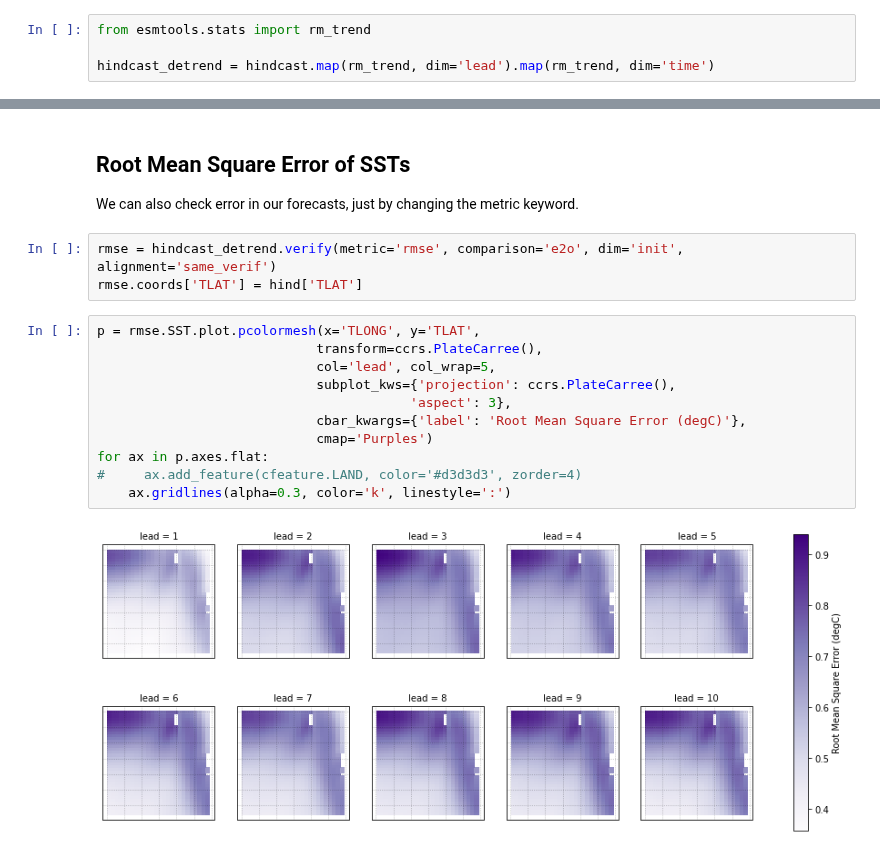
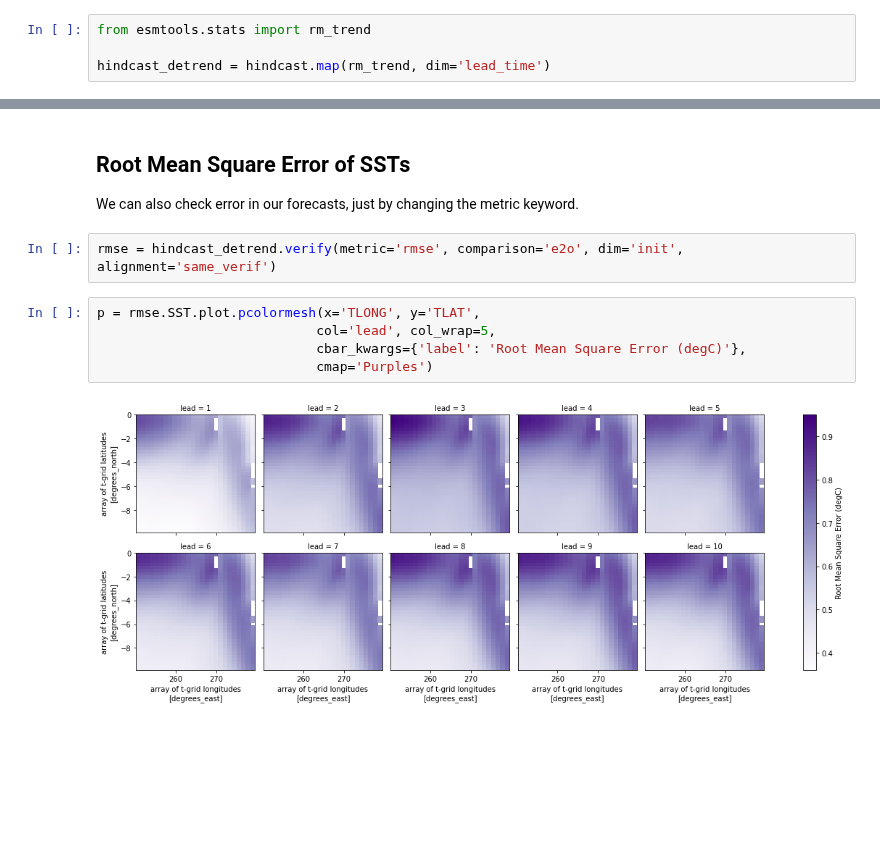
Before and after one commit to pangeo-data/climpred, a Jupyter notebook: docs/source/examples/decadal/tropical-pacific-ssts.ipynb, the cells around one changed output, grey strips where cells are left out. Cells and saved outputs as stored; diff of their text form; blank space fills up the shorter version.

```diff
--- a/docs/source/examples/decadal/tropical-pacific-ssts.ipynb
+++ b/docs/source/examples/decadal/tropical-pacific-ssts.ipynb
@@ -80,4 +67,4 @@ We'll also detrend the reconstruction over its `time` dimension and initialized
 # %%
 from esmtools.stats import rm_trend
 
-hindcast_detrend = hindcast.map(rm_trend, dim='lead').map(rm_trend, dim='time')
+hindcast_detrend = hindcast.map(rm_trend, dim='lead_time')
@@ -144,17 +129,10 @@ for i, ax in enumerate(p.axes.flat):
 We can also check error in our forecasts, just by changing the metric keyword.
 # %%
 rmse = hindcast_detrend.verify(metric='rmse', comparison='e2o', dim='init', alignment='same_verif')
-rmse.coords['TLAT'] = hind['TLAT']
 # %%
 p = rmse.SST.plot.pcolormesh(x='TLONG', y='TLAT',
-                            transform=ccrs.PlateCarree(),
                             col='lead', col_wrap=5,
-                            subplot_kws={'projection': ccrs.PlateCarree(),
-                                        'aspect': 3},
                             cbar_kwargs={'label': 'Root Mean Square Error (degC)'},
                             cmap='Purples')
-for ax in p.axes.flat:
-#     ax.add_feature(cfeature.LAND, color='#d3d3d3', zorder=4)
-    ax.gridlines(alpha=0.3, color='k', linestyle=':')
 # %% [output]
-[figure, old version]
+[figure, new version]
```
Also changed, not shown: parts of 11 cells of this notebook, 11 other files.
